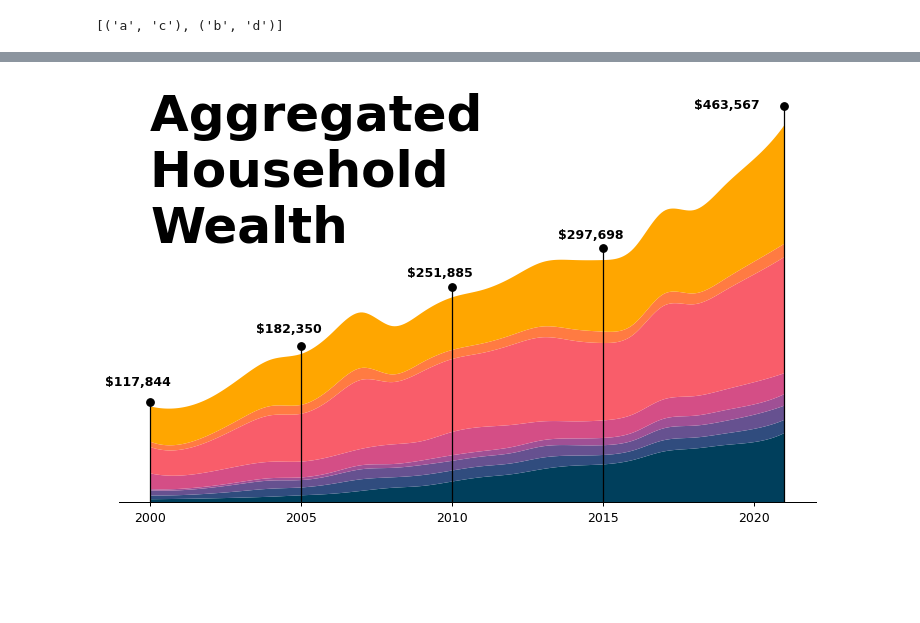
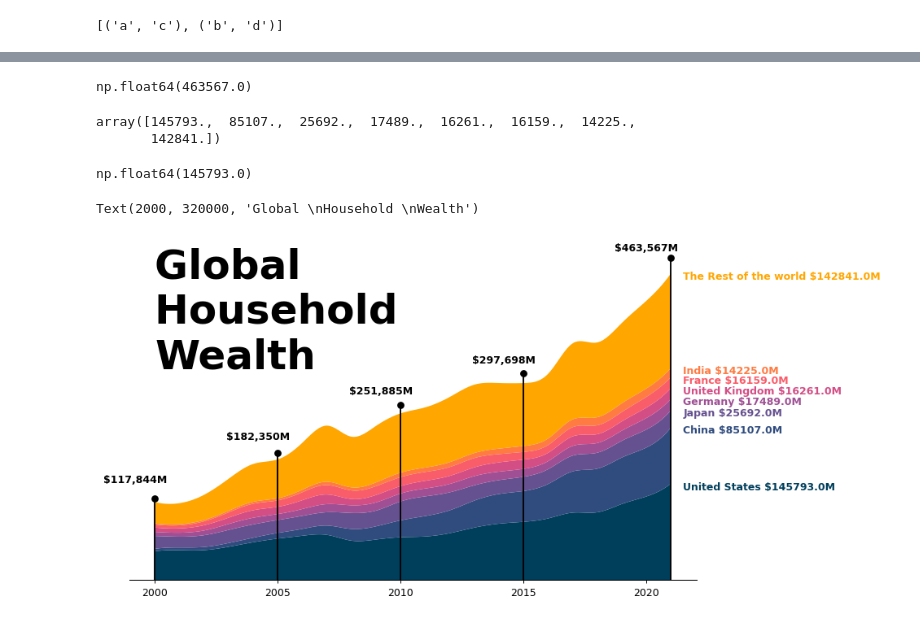
Before and after one commit to SombrathnaSout/Data-viz-sessions, a Jupyter notebook: session8&9/session8&9.ipynb, the cells around one changed output, grey strips where cells are left out. Drawn from its saved outputs; the diff is of its cells as text; code cells hidden in the pictures; blank space fills up the shorter version.

```diff
--- a/session8&9/session8&9.ipynb
+++ b/session8&9/session8&9.ipynb
@@ -142,8 +142,6 @@ colun
  2020    126300.0
  2021    145793.0
  Name: United States, dtype: float64]
-# %%
-y = f(x)
 # %%
 from scipy.interpolate import make_interp_spline, interp1d, UnivariateSpline, PchipInterpolator
 
@@ -243,0 +235,3 @@ pivot_smooth_interp_spline.values.T.shape
+# %%
+x_smooth = np.linspace(pivot_df.index.min(), pivot_df.index.max(), 300)
+x_smooth
@@ -243,0 +282,2 @@ pivot_smooth_interp_spline.values.T.shape
+# %%
+pivot_df_smooth = pd.DataFrame({country: make_interp_spline(pivot_df.index, pivot_df[country])(x_smooth) for country in pivot_df.columns}, index=x_smooth)
@@ -243,0 +309,3 @@ pivot_smooth_interp_spline.values.T.shape
+# %%
+cumsum_2021 = pivot_df_smooth.loc[2021].cumsum()
+cumsum_2021
@@ -244,30 +331,53 @@ pivot_smooth_interp_spline.values.T.shape
+# %%
+pivot_df_smooth.loc[2021].sum()
+# %% [output]
+np.float64(463567.0)
+# %%
+amounts = pivot_df.loc[2021].values
+amounts
+# %% [output]
+array([145793.,  85107.,  25692.,  17489.,  16261.,  16159.,  14225.,
+       142841.])
+# %%
+pivot_df['United States'][2021]
+# %% [output]
+np.float64(145793.0)
 # %%
 plt.figure(figsize=(10, 6), dpi = 90)
-plt.stackplot(pivot_smooth_interp_spline.index, pivot_smooth_interp_spline.values.T, labels=pivot_df.columns, colors=custom_colors)
-ax = plt.gca()
-years = [2000,2005,2010,2015,2021]
+plt.stackplot(x_smooth, pivot_df_smooth.values.T, labels=pivot_df.columns, colors=custom_colors)
+years = [2000, 2005, 2010, 2015, 2021]
 
 y_values = [pivot_df.loc[year].sum() for year in years]
 
-plt.vlines(years, 0, [y*1.05 for y in y_values], colors='black', linewidth = 1)
-plt.plot(years, [y*1.05 for y in y_values], 'o', color='black')
+plt.vlines(years,0, [y*1.05 for y in y_values], linestyle='-', color='black')
 
 for year, y_value in zip(years, y_values):
-    x_offset = -3 if year == 2021 else -1.5
-    y_offset = 20000 if year == 2021 else 26000
-    plt.text(year + x_offset, y_value + y_offset, f'${y_value:,.0f}', fontsize=10, fontweight='bold')
+    x_offset = -1 if year == 2021 else -0.8
+    y_offset = 30000 if year == 2021 else 26000
+    plt.text(year + x_offset, y_value + y_offset, f'${int(y_value):,}M', ha='center', va='bottom', fontweight='bold')
 
+plt.plot(years, [y*1.05 for y in y_values], 'o', color = 'black')
+
+def add_annotations_country(country, value_placement, amount, color):
+    plt.text(2021.5, value_placement, f'{country} ${amount}M', color=color, fontweight='bold')
+
+countries = ['United States', 'China', 'Japan', 'Germany', 'United Kingdom', 'France', 'India', 'The Rest of the world']
+
+amounts = pivot_df.loc[2021].values
+color = custom_colors
+
+for country,value, amount,color in zip(countries,cumsum_2021, amounts, color):
+    add_annotations_country(country, value - 9000, amount, color)
+
+ax = plt.gca()
 
 ax.spines['left'].set_visible(False)
+ax.spines['right'].set_visible(False)
 ax.spines['top'].set_visible(False)
-ax.spines['right'].set_visible(False)
-ax.tick_params(left=False, labelleft=False)
 
-plt.text(2000, 320000,
-         'Aggregated \nHousehold \nWealth', # Title ('\n' allows you to go to the line)
-         fontsize=40, # High font size for style
-         color='black',
-         fontweight = 'bold')
-plt.show()
+plt.tick_params(left=False, labelleft=False)
+
+plt.text(2000, 320000, 'Global \nHousehold \nWealth', fontsize=40, fontweight='bold', color = 'black')
 # %% [output]
+Text(2000, 320000, 'Global \nHousehold \nWealth')
-[figure, old version]
+[figure, new version]
```
Also changed, not shown: parts of 12 cells of this notebook.
